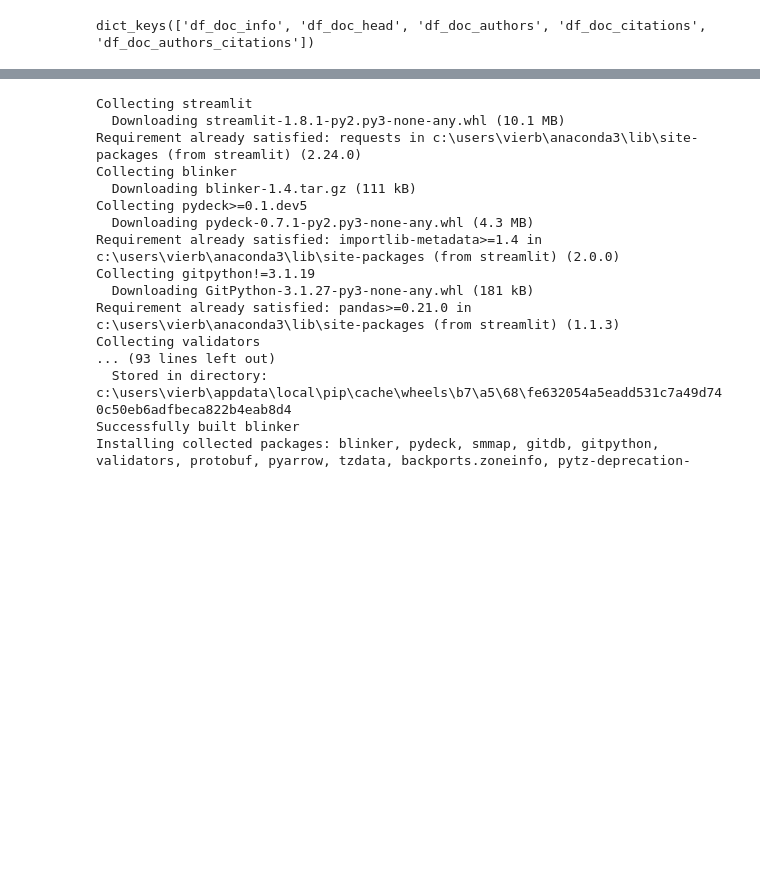
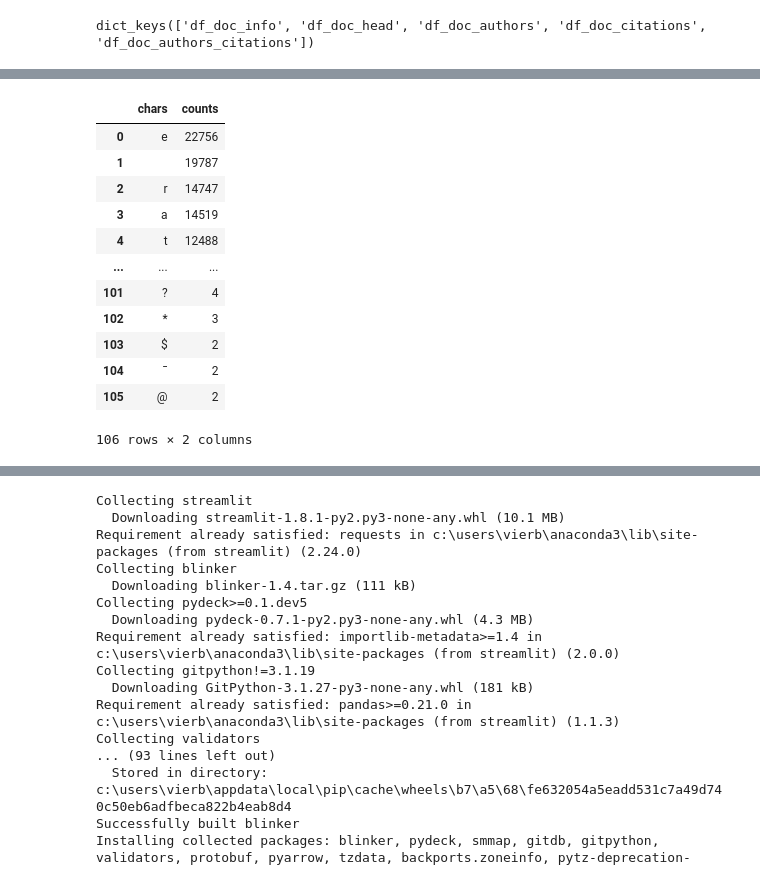
Before and after one commit to Vieirbat/Summarticles, a Jupyter notebook: notebooks/Usando Grobid Batch.ipynb, the cells around one changed output, grey strips where cells are left out. Drawn from its saved outputs; the diff is of its cells as text; code cells hidden in the pictures; blank space fills up the shorter version.

```diff
--- a/notebooks/Usando Grobid Batch.ipynb
+++ b/notebooks/Usando Grobid Batch.ipynb
@@ -94,4 +96,32 @@ dict_dfs['df_doc_info']
 | pdf_md5 |  |  |  |  |  |  |  |  | ... |
 | 5B70A65B9D2AEC3DD3E6A64B4BD94CB2 | 0.7.0 | 2022-04-25 22:06:00 | en | Acknowledgements This work was ca... | This article surveys and highligh... | Introduction It is foreseeable th... | NaN | c:\Users\vierb\OneDrive\Área de T... | ... |
 | EDC05F16295D6502DECA9A504932B81E | 0.7.0 | 2022-04-25 22:06:00 | en | Acknowledgements This work was su... | We have performed powder neutron ... | Introduction In recent years, the... | NaN | c:\Users\vierb\OneDrive\Área de T... | ... |
+# %%
+list_chars = []
+for id,row in dict_dfs['df_doc_info'].iterrows():
+    for c in row['raw_data']:
+        list_chars.append(c)
+
+df_counts = pd.DataFrame({'chars':pd.value_counts(list_chars).index.tolist(),'counts':pd.value_counts(list_chars).tolist()})
+df_counts = df_counts.sort_values(by='counts',ascending=False)
+
+import plotly.express as px
+fig = px.bar(df_counts.head(20), x='chars', y='counts')
+fig.show()
+# %%
+df_counts.sort_values(by='counts',ascending=False)
+# %% [output]
+|  | chars | counts |
+| 0 | e | 22756 |
+| 1 |  | 19787 |
+| 2 | r | 14747 |
+| 3 | a | 14519 |
+| 4 | t | 12488 |
+| ... | ... | ... |
+| 101 | ? | 4 |
+| 102 | * | 3 |
+| 103 | $ | 2 |
+| 104 | ¯ | 2 |
+| 105 | @ | 2 |
+106 rows × 2 columns
 # %%
```
Also changed, not shown: parts of 3 cells of this notebook, 1 other file.
